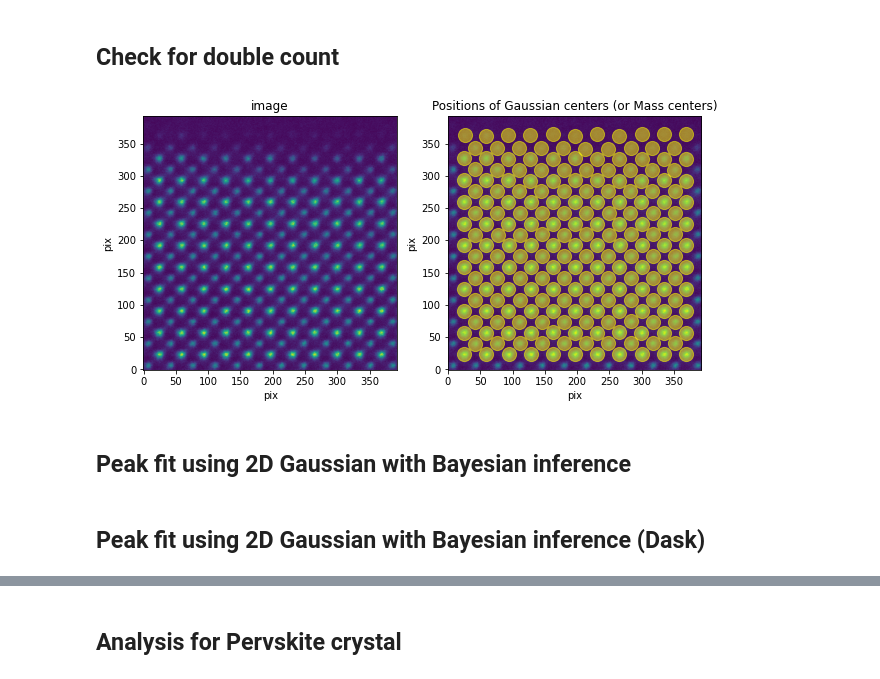
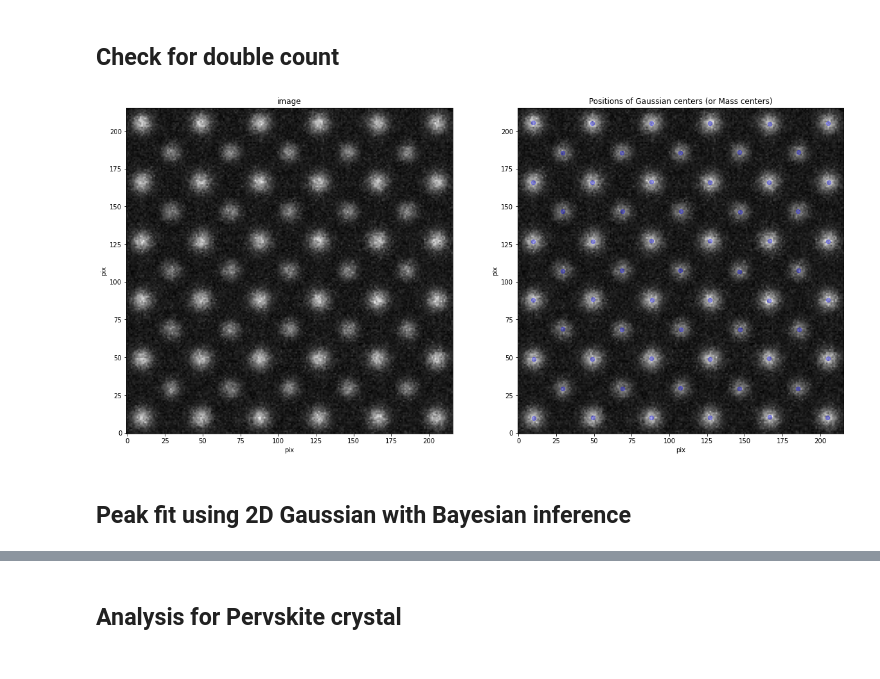
Before and after one commit to nomurayuki0503/PeakDetection_Perovskite, a Jupyter notebook: src/AtomDisplacement_Perovskite_Bayese.ipynb, the cells around one changed output, grey strips where cells are left out. Saved outputs shown, nothing was run; the diff lists cells and outputs as text; code cells hidden in the pictures.

```diff
--- a/src/AtomDisplacement_Perovskite_Bayese.ipynb
+++ b/src/AtomDisplacement_Perovskite_Bayese.ipynb
@@ -35,17 +37,17 @@ WARNING (theano.tensor.blas): Using NumPy C-API based implementation for BLAS fu
 # Parameters
 model = "Gaussian"  # "CoM" or "Gaussian"
 size_peak_search = 20  # pix size of ROI for peak search
-size_peak = 20  # pix size of ROI for Gaussian (or CoM) fitting
-threshold = 0.01  # Minimum threshold of peak intensity against maximum intensity of image
-edge = 1.0  # region (edge * size_peak) where peak is ignored
+size_peak = 10  # pix size of ROI for Gaussian (or CoM) fitting
+threshold = 0.3  # Minimum threshold of peak intensity against maximum intensity of image
+edge = 0.1  # region (edge * size_peak) where peak is ignored
 n_iter = 6  # Number of loops for Gaussian fit
 eps = 3  # DBSCAN parameter
-ratio = 10  # Magnification of arrows in displacement map
+ratio = 50  # Magnification of arrows in displacement map
 calibration = 10  # pm/pix(spectra_2K)
 display_sigma = 1  # Graph display error size (1: 68%, 2: 95%, 3: 99.7%)
 scan_distortion = 0  # Scan influence on displacement determination accuracy error (1 standard deviation) [pm]
-input_file = "SrTiO3_surphase.dm4"
-output_dir = "SrTiO3_50cell_simu_intensity100"
+input_file = "SrTiO3_10cell_simu_intensity50.dm4"
+output_dir = "SrTiO3_10cell_simu_intensity50"
 FWHM = size_peak / 2  # Initial value of FWHM for Gaussian fitting
 
 # Get file path
@@ -179,26 +233,26 @@ Number of peaks = 221 ⇒ 221
 ## Check for double count
 # %%
 # Make plots
-fig = plt.figure(figsize=(10,5))
+fig = plt.figure(figsize=(20,10))
 ax1 = fig.add_subplot(121)
 ax2 = fig.add_subplot(122)
 
-ax1.imshow(img, origin="lower")
+ax1.imshow(img, origin="lower", cmap="gray")
 ax1.set_title("image")
 ax1.set_xlabel("pix")
 ax1.set_ylabel("pix")
 
-ax2.imshow(img, origin="lower")
-ax2.scatter(peaks_x, peaks_y, s=200, c="yellow", marker="o", alpha=0.5)    #sの値を適宜調整して、見やすくすると良い
+ax2.imshow(img, origin="lower", cmap="gray")
+ax2.scatter(peaks_x, peaks_y, s=40, c="blue", marker="o", alpha=0.3)    #sの値を適宜調整して、見やすくすると良い
 #for i in range(len(peaks_x)):
     #ax2.text(peaks_x[i], peaks_y[i], str(i), color="black", fontsize=12)
 ax2.set_title("Positions of Gaussian centers (or Mass centers)")
 ax2.set_xlabel("pix")
 ax2.set_ylabel("pix")
 
 plt.show()
 # %% [output]
-[figure, old version]
+[figure, new version]
 # %% [markdown]
 ## Peak fit using 2D Gaussian with Bayesian inference
 # %%
@@ -233,5 +287,3 @@ with ProcessPoolExecutor(max_workers=workers) as executor:
 
     # Close the progress bar
     progress_bar.close()
-# %% [markdown]
-## Peak fit using 2D Gaussian with Bayesian inference (Dask)
```
Also changed, not shown: parts of 28 cells of this notebook, 1 other file.
